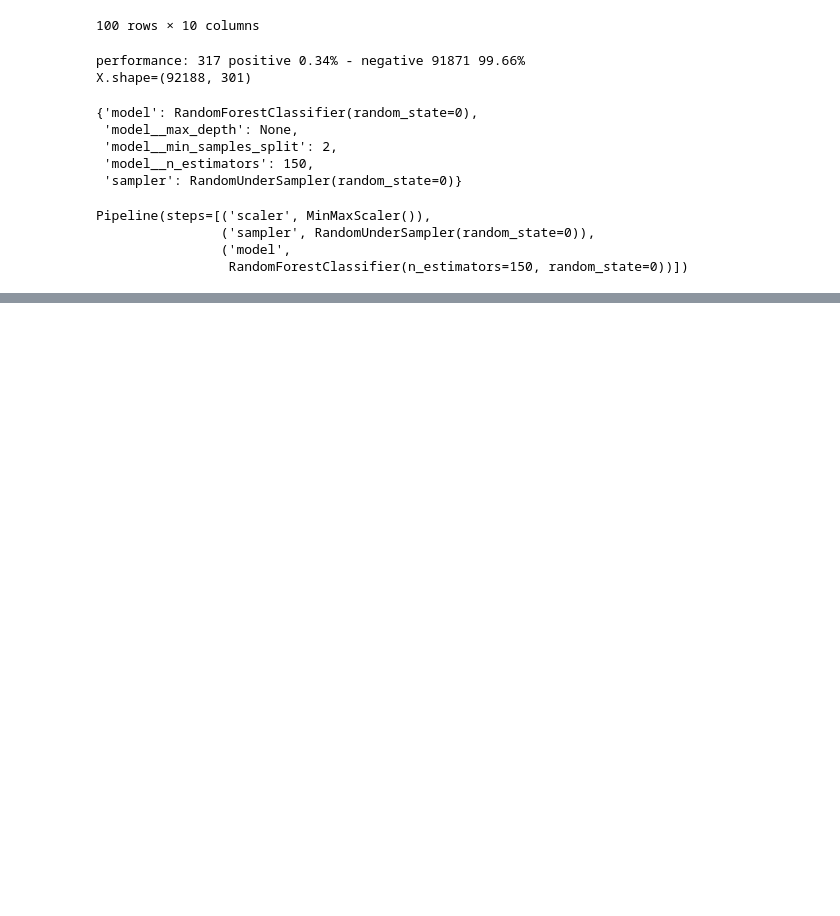
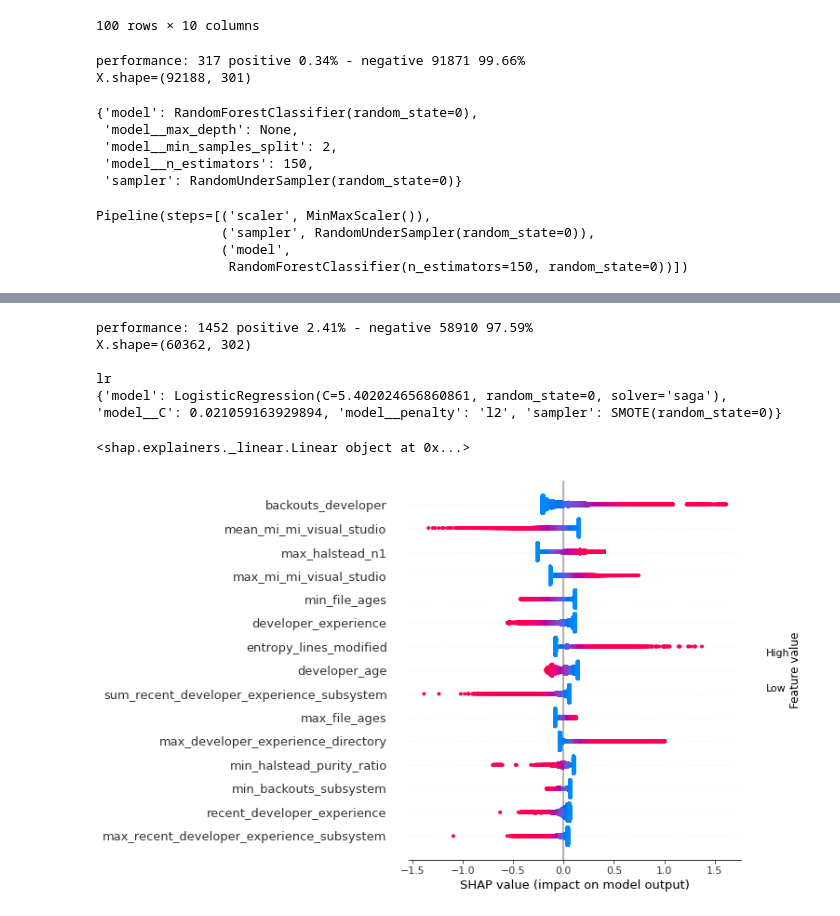
Before and after one commit to markus7800/firefox-performance-regressions, a Jupyter notebook: experiments/ModelEvaluation.ipynb, the cells around one changed output, grey strips where cells are left out. Cells and saved outputs as stored; diff of their text form; code cells hidden in the pictures; blank space fills up the shorter version.

Commit message:
model eval

```diff
--- a/experiments/ModelEvaluation.ipynb
+++ b/experiments/ModelEvaluation.ipynb
@@ -208,6 +231,6 @@ def plot_roc_auc_rec_prec_for_all_models(target, data, feature_type, scoring, fi
     pr_fig.savefig(f'experiments/plots/{data}_{feature_type}_{target}_{scoring}_pr.pdf')
     plt.show()
 # %%
-target = 'regression' # performance, regression
+target = 'performance' # performance, regression
 data = 'bugbug_buglevel' # bugbug_buglevel, bugbug_szz, fixed_defect_szz
 scoring = 'average_precision' # roc_auc, average_precision
@@ -244,0 +288,11 @@ xgb
+# %%
+for name, clf in fitted_pipelines:
+    print(f'\n~~~~ {name} ~~~~\n')
+    print('TRAIN\n')
+    t, f1 = get_best_f1_threshold(clf, X_train, y_train)
+    print(f'{t=}, {f1=}')
+    print_classification_report_at_threshold(clf, X_train, y_train, t)
+    print('\n\nTEST\n')
+    t2, f1 = get_best_f1_threshold(clf, X_test, y_test)
+    print(f'{t2=}, {f1=}')
+    print_classification_report_at_threshold(clf, X_test, y_test, t)
@@ -334,0 +335,35 @@ type(pipeline['model']) is LinearSVC
+# %%
+import shap
+def plot_important_features(clf, X, feature_names, max_display=10):
+    explainer = shap.Explainer(clf, X, feature_names=feature_names)
+    print(explainer)
+    shap_values = explainer.shap_values(X)
+    shap.summary_plot(shap_values, X, max_display=max_display, feature_names=feature_names)
+    plt.show()
+# %%
+data = 'bugbug_buglevel'
+scoring = 'average_precision'
+feature_type = 'traditional'
+model = 'lr'
+
+target = 'performance'
+
+X, y, features = data_map[feature_type][data](target)
+
+X_train, X_test, y_train, y_test = train_test_split(X, y, test_size=0.1, shuffle=False)
+
+perf_pipeline = fit_best_model(model, data, feature_type, target, scoring, X_train, y_train)
+# %% [output]
+performance: 1452 positive 2.41% - negative 58910 97.59%
+X.shape=(60362, 302)
+
+lr
+{'model': LogisticRegression(C=5.402024656860861, random_state=0, solver='saga'), 'model__C': 0.021059163929894, 'model__penalty': 'l2', 'sampler': SMOTE(random_state=0)}
+# %%
+X_train_scaled = perf_pipeline['scaler'].transform(X_train)
+perf_model = perf_pipeline['model']
+
+plot_important_features(perf_model, X_train_scaled, features.columns, max_display=15)
+# %% [output]
+<shap.explainers._linear.Linear object at 0x...>
+[figure, added]
```
Also changed, not shown: parts of 23 cells of this notebook, 1 other file.
